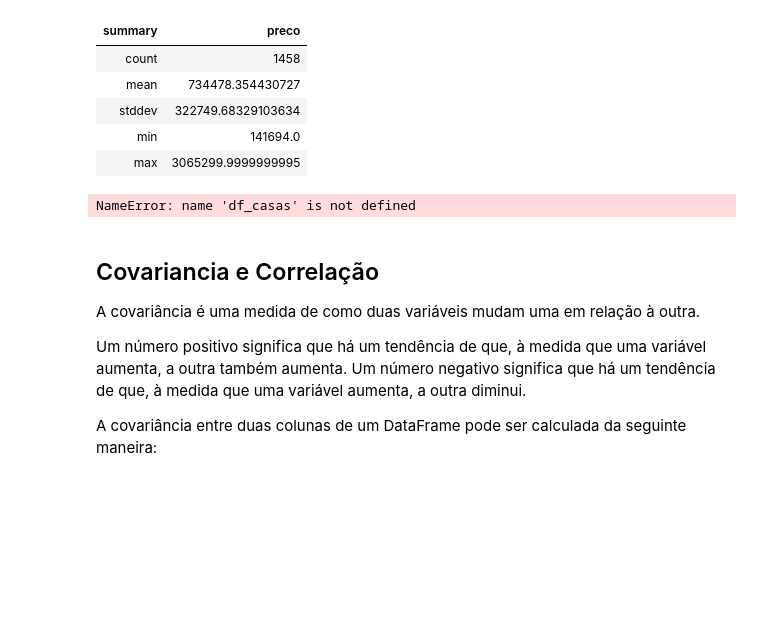
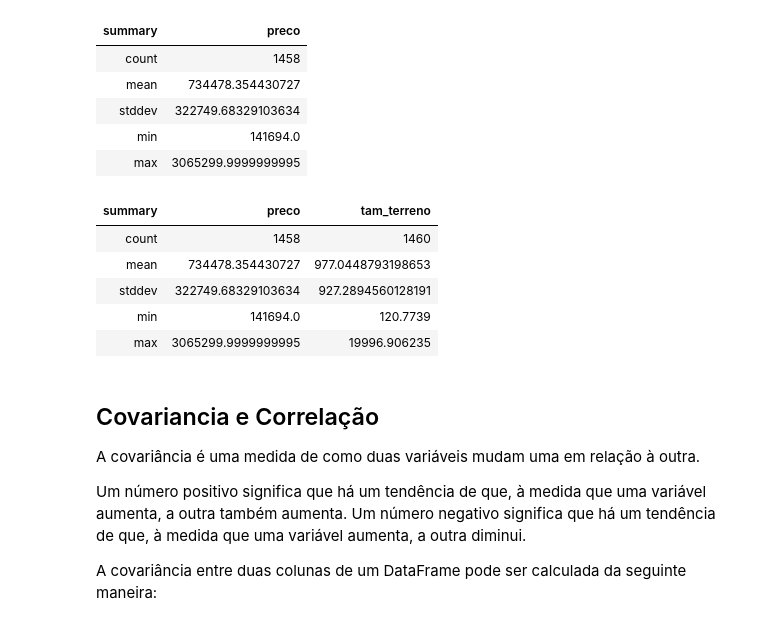
Before and after one commit to tatuany/Fia_aulaGit, a Jupyter notebook: ead.ipynb, the cells around one changed output. Cells and saved outputs as stored; diff of their text form; code cells hidden in the pictures; blank space fills up the shorter version.

Commit message:
Alteração Desafio

```diff
--- a/ead.ipynb
+++ b/ead.ipynb
@@ -109,16 +117,15 @@ df_casas.select("preco").describe().display()
 | stddev | 322749.68329103634 |
 | min | 141694.0 |
 | max | 3065299.9999999995 |
-# %%
-#Segunda alteracao
-df_casas=df_casas.withColumnRenamed("tamanho_do_terreno","wagner_alteracao")
-# %%
-#df_casas.select("preco", "tam_terreno").describe()
-
-#Alteração para o desafio
-df_casas=df_casas.withColumnRenamed("tam_terreno","tamanho_do_terreno")
-# %% [output]
-NameError: name 'df_casas' is not defined
+# %%
+df_casas.select("preco", "tam_terreno").describe().display()
+# %% [output]
+| summary | preco | tam_terreno |
+| count | 1458 | 1460 |
+| mean | 734478.354430727 | 977.0448793198653 |
+| stddev | 322749.68329103634 | 927.2894560128191 |
+| min | 141694.0 | 120.7739 |
+| max | 3065299.9999999995 | 19996.906235 |
 # %% [markdown]
 ## Covariancia e Correlação
 
```
Also changed, not shown: parts of 2 cells of this notebook.
